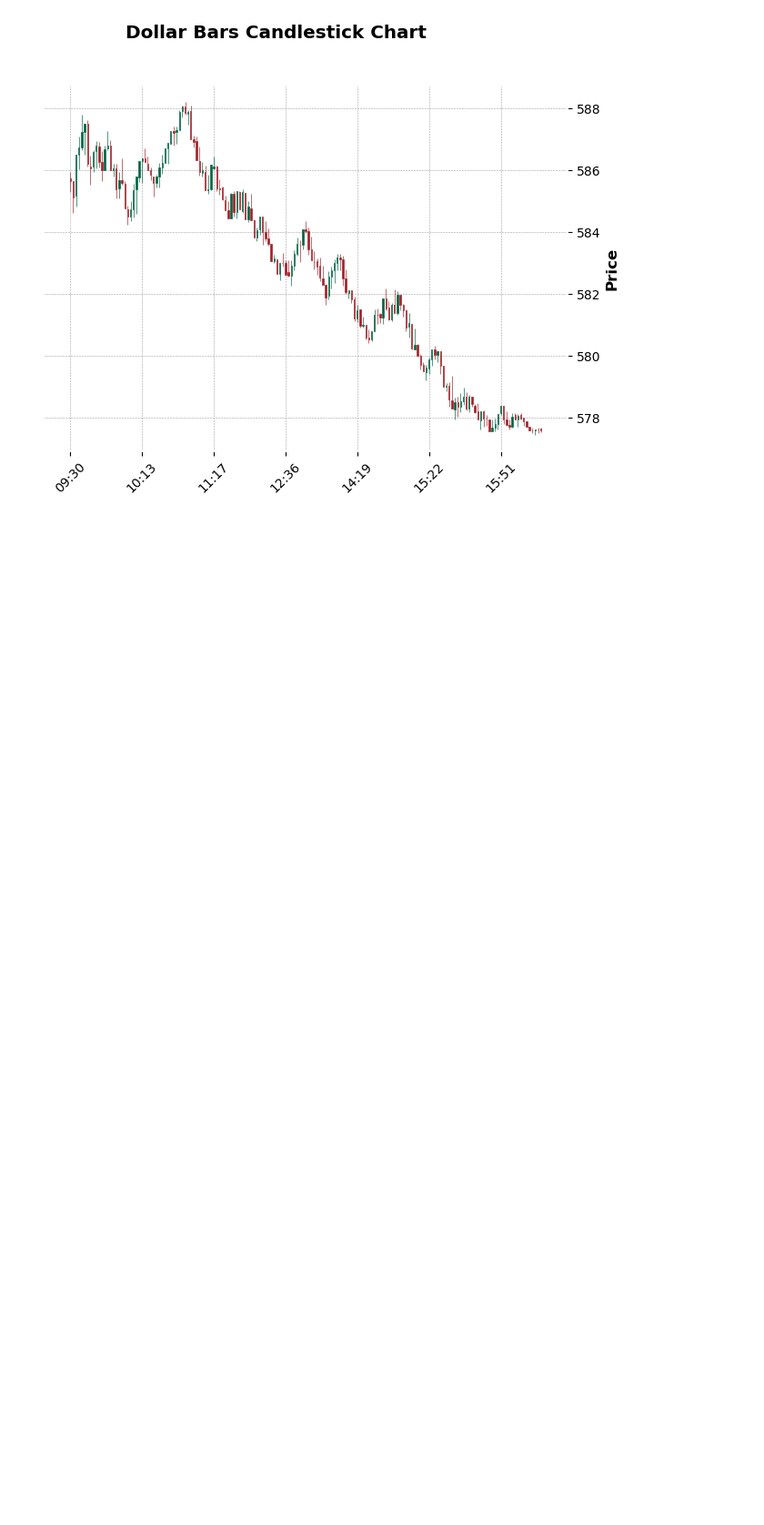
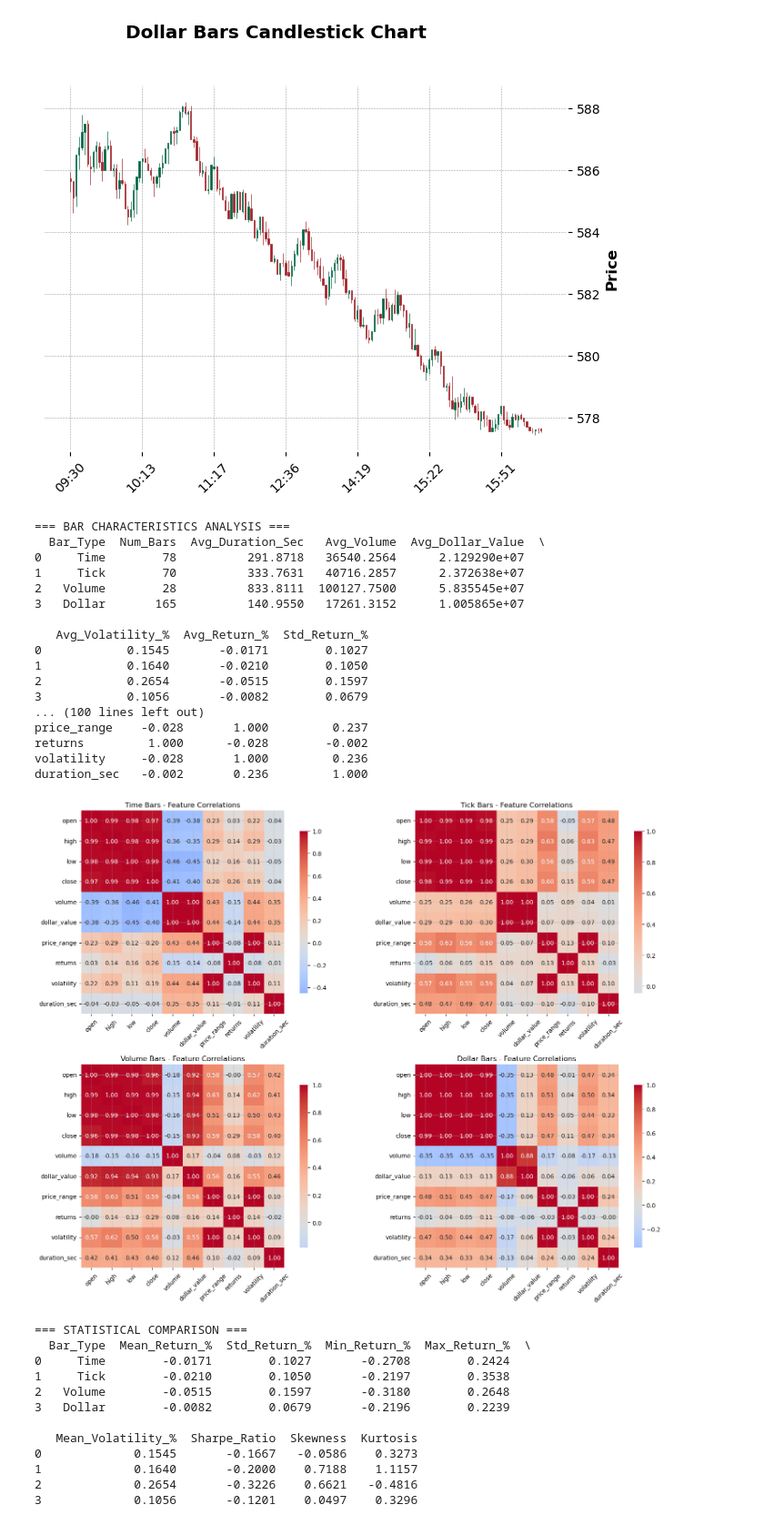
Before and after one commit to mrtngo/algo_trading_bar_creation, a Jupyter notebook: aapl_lobster_bars.ipynb, the cells around one changed output. Shown at 91% size. Drawn from its saved outputs; the diff is of its cells as text; code cells hidden in the pictures; blank space fills up the shorter version.

```diff
--- a/aapl_lobster_bars.ipynb
+++ b/aapl_lobster_bars.ipynb
@@ -198,0 +307,37 @@ mpf.plot(ohlc_dollar, type='candle', style='charles', title="Dollar Bars Candles
+# %%
+def statistical_comparison(time_bars, tick_bars, volume_bars, dollar_bars):
+    """Statistical comparison of bar types"""
+
+    bar_data = {
+        'Time': time_bars,
+        'Tick': tick_bars,
+        'Volume': volume_bars,
+        'Dollar': dollar_bars
+    }
+
+    stats_results = []
+
+    for name, bars in bar_data.items():
+        if not bars.empty:
+            bars = bars.copy()
+            bars['returns'] = (bars['close'] - bars['open']) / bars['open'] * 100
+            bars['volatility'] = (bars['high'] - bars['low']) / bars['open'] * 100
+
+            stats = {
+                'Bar_Type': name,
+                'Mean_Return_%': bars['returns'].mean(),
+                'Std_Return_%': bars['returns'].std(),
+                'Min_Return_%': bars['returns'].min(),
+                'Max_Return_%': bars['returns'].max(),
+                'Mean_Volatility_%': bars['volatility'].mean(),
+                'Sharpe_Ratio': bars['returns'].mean() / bars['returns'].std() if bars['returns'].std() != 0 else 0,
+                'Skewness': bars['returns'].skew(),
+                'Kurtosis': bars['returns'].kurtosis()
+            }
+            stats_results.append(stats)
+
+    df = pd.DataFrame(stats_results)
+    print("\n=== STATISTICAL COMPARISON ===")
+    print(df.round(4))
+
+    return df
@@ -198,0 +434,38 @@ mpf.plot(ohlc_dollar, type='candle', style='charles', title="Dollar Bars Candles
+# %%
+
+
+characteristics = analyze_bar_characteristics(time_bars, tick_bars, volume_bars, dollar_bars)
+correlations = correlation_analysis(time_bars, tick_bars, volume_bars, dollar_bars)
+stats = statistical_comparison(time_bars, tick_bars, volume_bars, dollar_bars)
+plot_bar_comparison(time_bars, tick_bars, volume_bars, dollar_bars)
+# %% [output]
+=== BAR CHARACTERISTICS ANALYSIS ===
+  Bar_Type  Num_Bars  Avg_Duration_Sec   Avg_Volume  Avg_Dollar_Value  \
+0     Time        78          291.8718   36540.2564      2.129290e+07
+1     Tick        70          333.7631   40716.2857      2.372638e+07
+2   Volume        28          833.8111  100127.7500      5.835545e+07
+3   Dollar       165          140.9550   17261.3152      1.005865e+07
+
+   Avg_Volatility_%  Avg_Return_%  Std_Return_%
+0            0.1545       -0.0171        0.1027
+1            0.1640       -0.0210        0.1050
+2            0.2654       -0.0515        0.1597
+3            0.1056       -0.0082        0.0679
+... (100 lines left out)
+price_range    -0.028       1.000         0.237
+returns         1.000      -0.028        -0.002
+volatility     -0.028       1.000         0.236
+duration_sec   -0.002       0.236         1.000
+[figure, added]
+=== STATISTICAL COMPARISON ===
+  Bar_Type  Mean_Return_%  Std_Return_%  Min_Return_%  Max_Return_%  \
+0     Time        -0.0171        0.1027       -0.2708        0.2424
+1     Tick        -0.0210        0.1050       -0.2197        0.3538
+2   Volume        -0.0515        0.1597       -0.3180        0.2648
+3   Dollar        -0.0082        0.0679       -0.2196        0.2239
+
+   Mean_Volatility_%  Sharpe_Ratio  Skewness  Kurtosis
+0             0.1545       -0.1667   -0.0586    0.3273
+1             0.1640       -0.2000    0.7188    1.1157
+2             0.2654       -0.3226    0.6621   -0.4816
+3             0.1056       -0.1201    0.0497    0.3296
```
Also changed, not shown: parts of 6 cells of this notebook, 7 other files.
